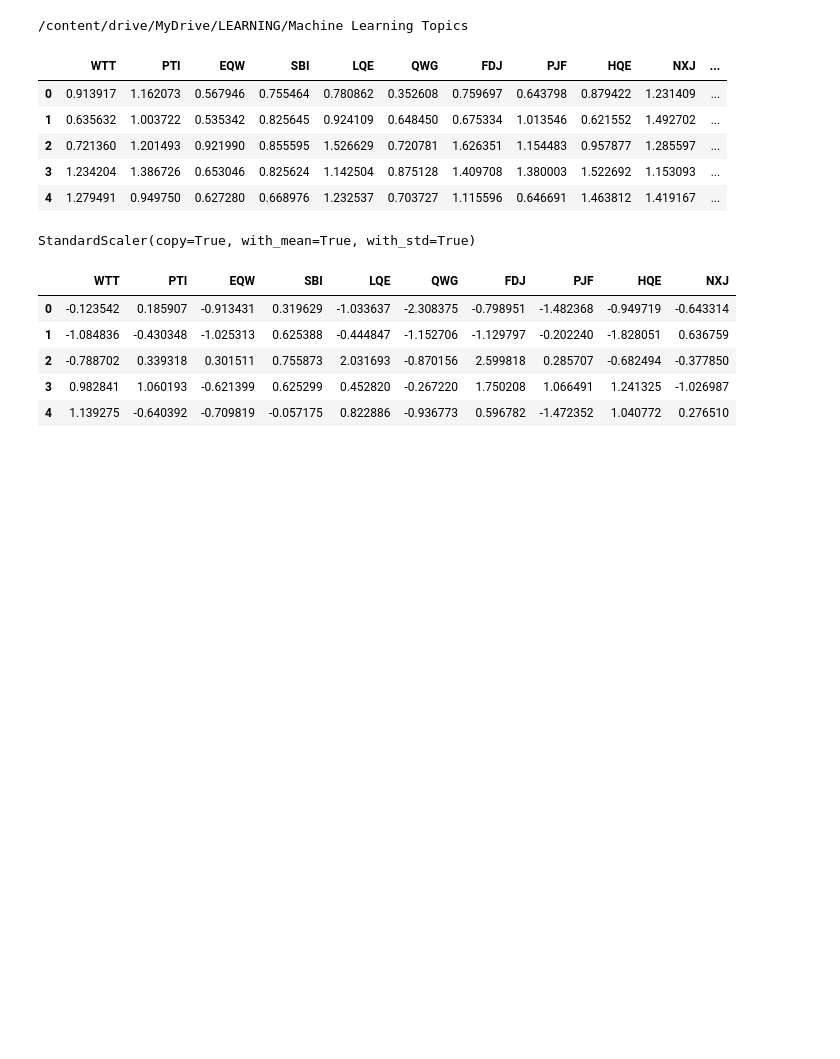
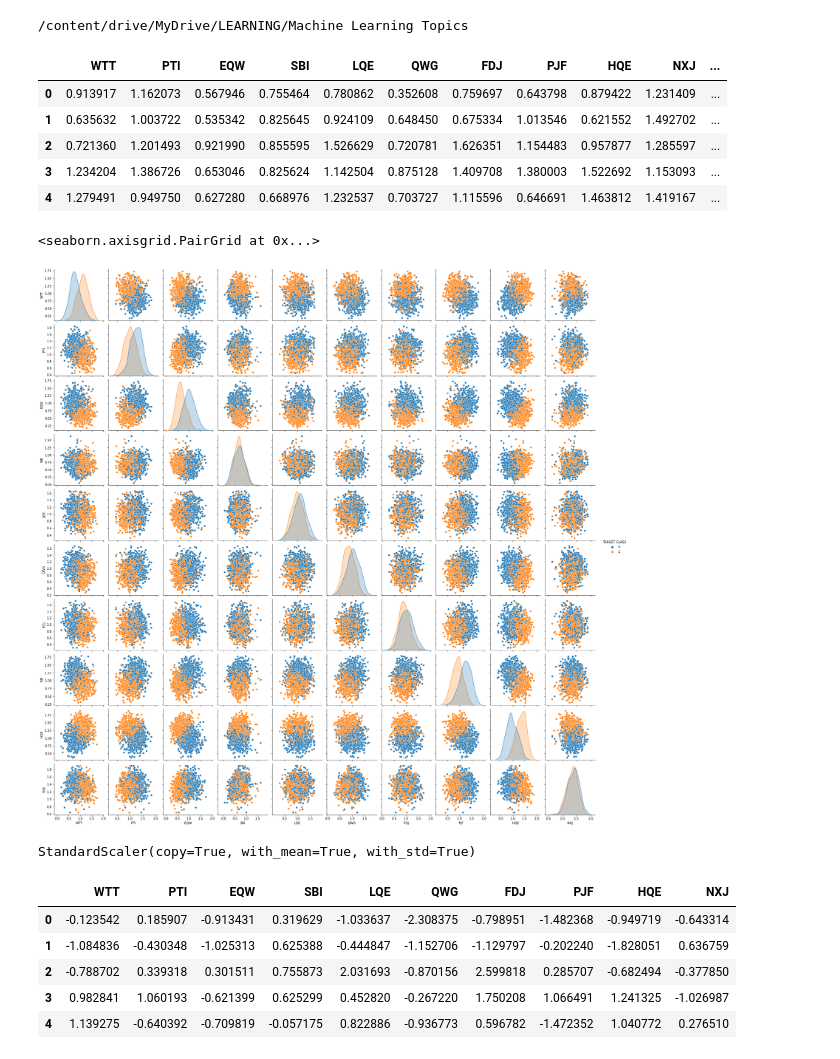
Before and after one commit to veeruamma/Machine-Learning-Topics, a Jupyter notebook: Notebooks/K_Nearest_Neighbors.ipynb, the cells around one changed output. Drawn from its saved outputs; the diff is of its cells as text; code cells hidden in the pictures; blank space fills up the shorter version.

```diff
--- a/Notebooks/K_Nearest_Neighbors.ipynb
+++ b/Notebooks/K_Nearest_Neighbors.ipynb
@@ -26,6 +26,15 @@ df.head()
 | 2 | 0.721360 | 1.201493 | 0.921990 | 0.855595 | 1.526629 | 0.720781 | 1.626351 | 1.154483 | 0.957877 | 1.285597 | ... |
 | 3 | 1.234204 | 1.386726 | 0.653046 | 0.825624 | 1.142504 | 0.875128 | 1.409708 | 1.380003 | 1.522692 | 1.153093 | ... |
 | 4 | 1.279491 | 0.949750 | 0.627280 | 0.668976 | 1.232537 | 0.703727 | 1.115596 | 0.646691 | 1.463812 | 1.419167 | ... |
+# %%
+#Let's see the distribution of the data using Pair plot
+sns.pairplot(df, hue='TARGET CLASS')
+
+## as we can see a lot of overlapping in the data distribution, we cant use logistic or decision tree
+## algorithms as it they take a lot of time. It's better to use KNN algorithms
+# %% [output]
+<seaborn.axisgrid.PairGrid at 0x...>
+[figure, added]
 # %%
 #Normalization
 scaler = StandardScaler()
```
Also changed, not shown: parts of 8 cells of this notebook.
